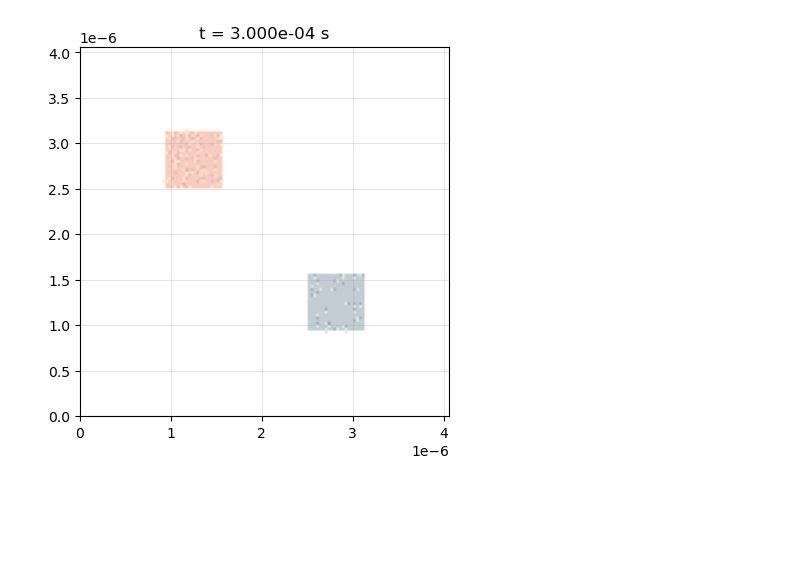
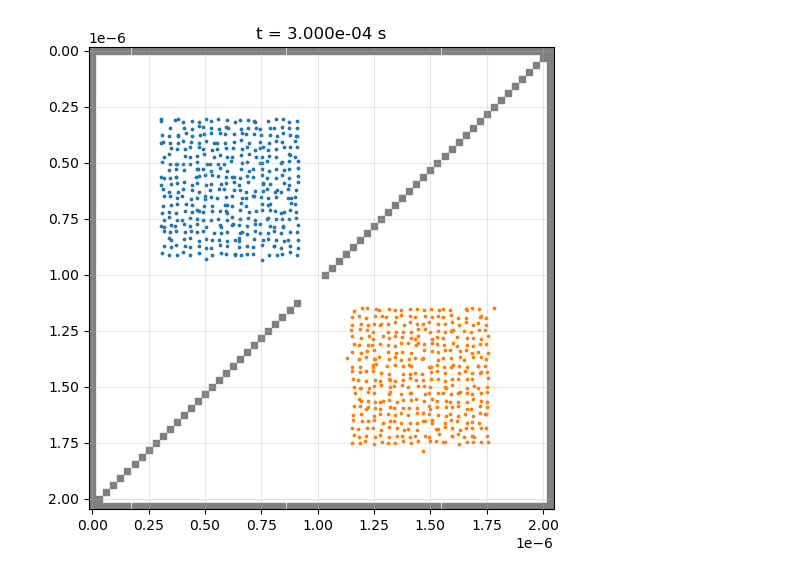
Before and after one commit to darrenjhsu/redicell_framework, a Jupyter notebook: Build_LM_big_matrix.ipynb, the cells around one changed output. Saved outputs shown, nothing was run; the diff lists cells and outputs as text; code cells hidden in the pictures; blank space fills up the shorter version.

Commit message:
Reaction now works

```diff
--- a/Build_LM_big_matrix.ipynb
+++ b/Build_LM_big_matrix.ipynb
@@ -257,2 +299,8 @@ mol_B = Molecule('B', diffusion_coefficient=2e-14)
+# %%
+rxset = ReactionSet()
+rxset.add_reaction(['A', 'B'], ['C'], 1.07e5)
+rxset.add_reaction(['C'], ['A', 'B'], 0.351)
 # %%
-a = RediCell(sides=[128, 128], spacing=31.25e-9, molecule_types=[mol_A, mol_B], t_step=2e-3)
+a = RediCell(sides=[64, 64], spacing=31.25e-9, molecule_types=[mol_A, mol_B, mol_C], t_step=2e-3)
+# %%
+a.add_reaction_set(rxset)
@@ -276,7 +341,24 @@ array([83.456, 83.456, 83.456, 83.456, 20.48 , 20.48 , 20.48 , 20.48 ])
 # %%
-for i in range(30, 50):
-    for j in range(30, 50):
-        a.voxel_matrix[0, i, j] = 2
-for i in range(80, 100):
-    for j in range(80, 100):
-        a.voxel_matrix[1, i, j] = 2
+# Mol
+for i in range(10, 30):
+    for j in range(10, 30):
+        a.voxel_matrix[0, i, j] = 1
+        a.voxel_matrix[1, 66-i, 66-j] = 1
+# Wall
+for i in range(0, 66):
+    if i < 33 or i > 35:
+        a.not_barrier_matrix[i, 65-i] = 0
+# # Mol
+# for i in range(19, 48):
+#     for j in range(19, 48):
+#         a.voxel_matrix[0, i, j] = 3
+#         a.voxel_matrix[1, i, j] = 3
+# for i in range(22, 30):
+#     for j in range(22, 30):
+#         a.voxel_matrix[0, i, j] = 3
+#         a.voxel_matrix[1, 66-i, 66-j] = 3
+# num_mol = 125
+# for i in range(a.num_types-1):
+#     while a.voxel_matrix[i].sum() < num_mol:
+#         a.voxel_matrix[i, np.random.randint(1, 65, num_mol - a.voxel_matrix[i].sum().astype(int)),
+#                        np.random.randint(1, 65, num_mol - a.voxel_matrix[i].sum().astype(int))] = 1
@@ -300,6 +378,6 @@ Max time step is 1.50e-03 s (max 2.0 particles in voxel)
 # %%
 a.react_diffuse(3e-4)
-a.plot_type_count(['A', 'B'])
+a.plot(['A', 'B', 'C'])
 # %% [output]
-[figure, old version]
+[figure, new version]
 # %%
```
Also changed, not shown: parts of 20 cells of this notebook.
